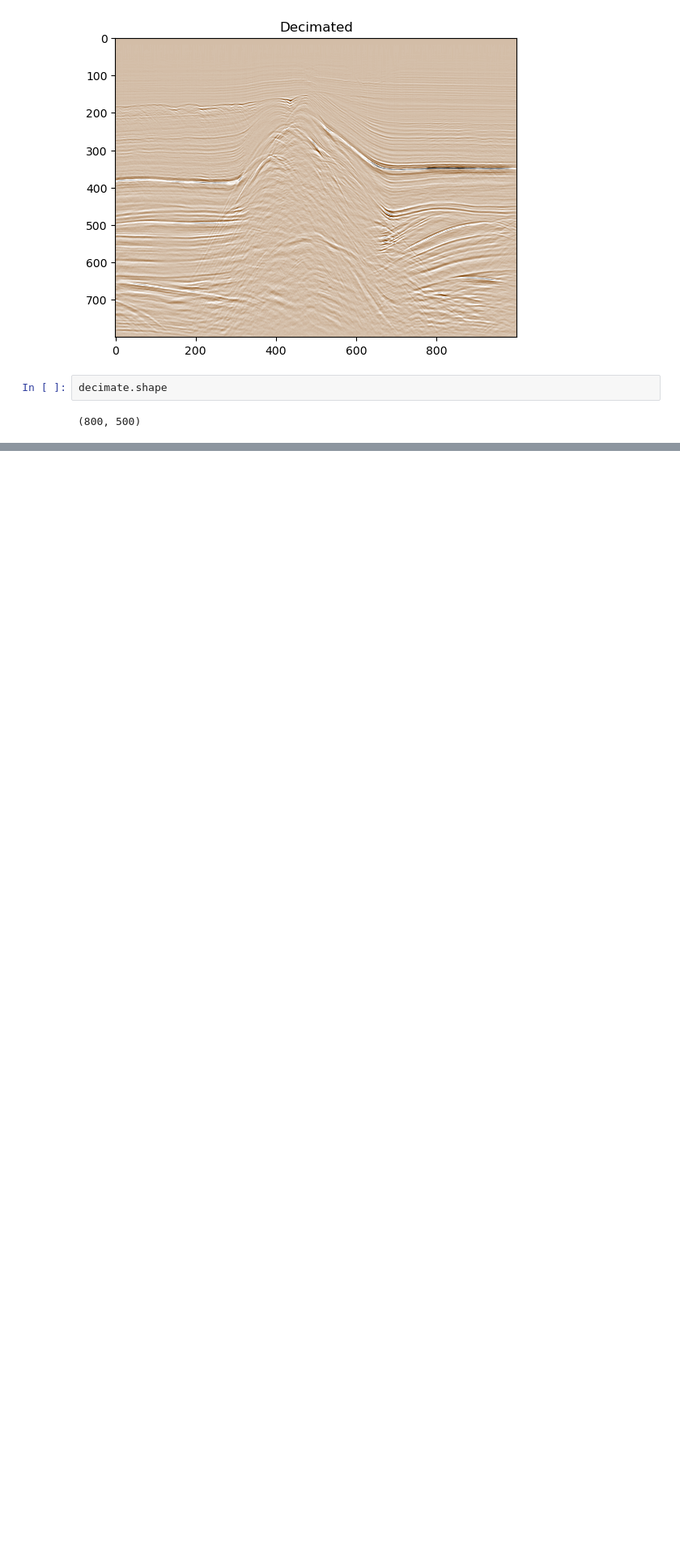
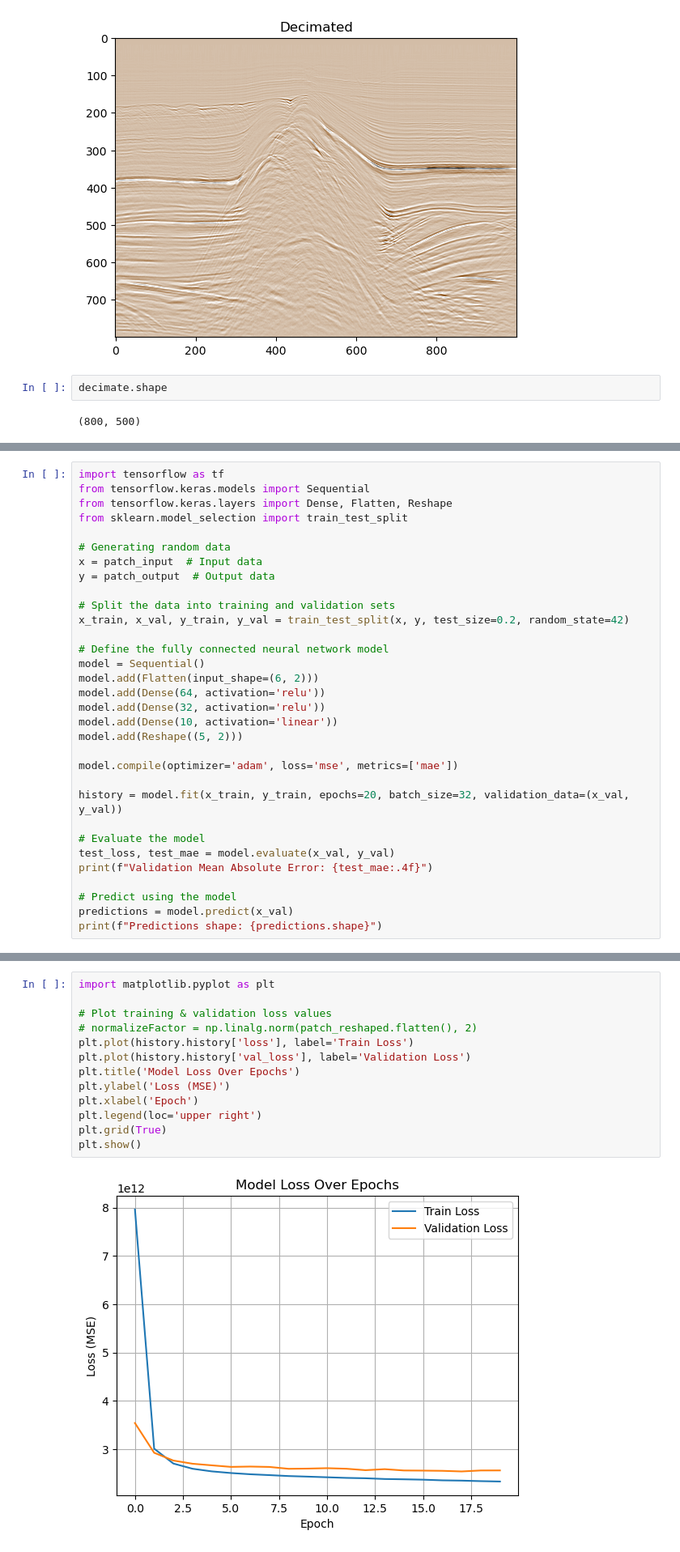
Before and after one commit to chenyk1990/mlnb, a Jupyter notebook: DL_inter_fx.ipynb, the cells around one changed output, grey strips where cells are left out. Shown at 81% size. Saved outputs shown, nothing was run; the diff lists cells and outputs as text; blank space fills up the shorter version.

```diff
--- a/DL_inter_fx.ipynb
+++ b/DL_inter_fx.ipynb
@@ -54,0 +123,32 @@ decimate.shape
+# %%
+import tensorflow as tf
+from tensorflow.keras.models import Sequential
+from tensorflow.keras.layers import Dense, Flatten, Reshape
+from sklearn.model_selection import train_test_split
+
+# Generating random data
+x = patch_input  # Input data
+y = patch_output  # Output data
+
+# Split the data into training and validation sets
+x_train, x_val, y_train, y_val = train_test_split(x, y, test_size=0.2, random_state=42)
+
+# Define the fully connected neural network model
+model = Sequential()
+model.add(Flatten(input_shape=(6, 2)))
+model.add(Dense(64, activation='relu'))
+model.add(Dense(32, activation='relu'))
+model.add(Dense(10, activation='linear'))
+model.add(Reshape((5, 2)))
+
+model.compile(optimizer='adam', loss='mse', metrics=['mae'])
+
+history = model.fit(x_train, y_train, epochs=20, batch_size=32, validation_data=(x_val, y_val))
+
+# Evaluate the model
+test_loss, test_mae = model.evaluate(x_val, y_val)
+print(f"Validation Mean Absolute Error: {test_mae:.4f}")
+
+# Predict using the model
+predictions = model.predict(x_val)
+print(f"Predictions shape: {predictions.shape}")
@@ -54,0 +175,15 @@ decimate.shape
+# %%
+import matplotlib.pyplot as plt
+
+# Plot training & validation loss values
+# normalizeFactor = np.linalg.norm(patch_reshaped.flatten(), 2)
+plt.plot(history.history['loss'], label='Train Loss')
+plt.plot(history.history['val_loss'], label='Validation Loss')
+plt.title('Model Loss Over Epochs')
+plt.ylabel('Loss (MSE)')
+plt.xlabel('Epoch')
+plt.legend(loc='upper right')
+plt.grid(True)
+plt.show()
+# %% [output]
+[figure, added]
```
Also changed, not shown: parts of 24 cells of this notebook.
